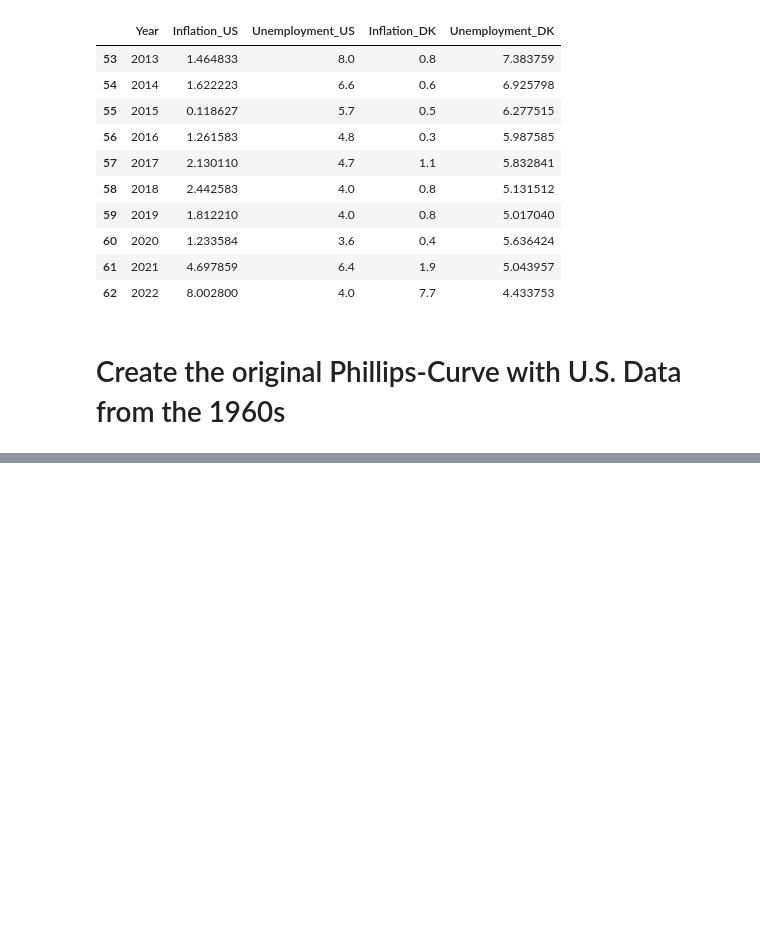
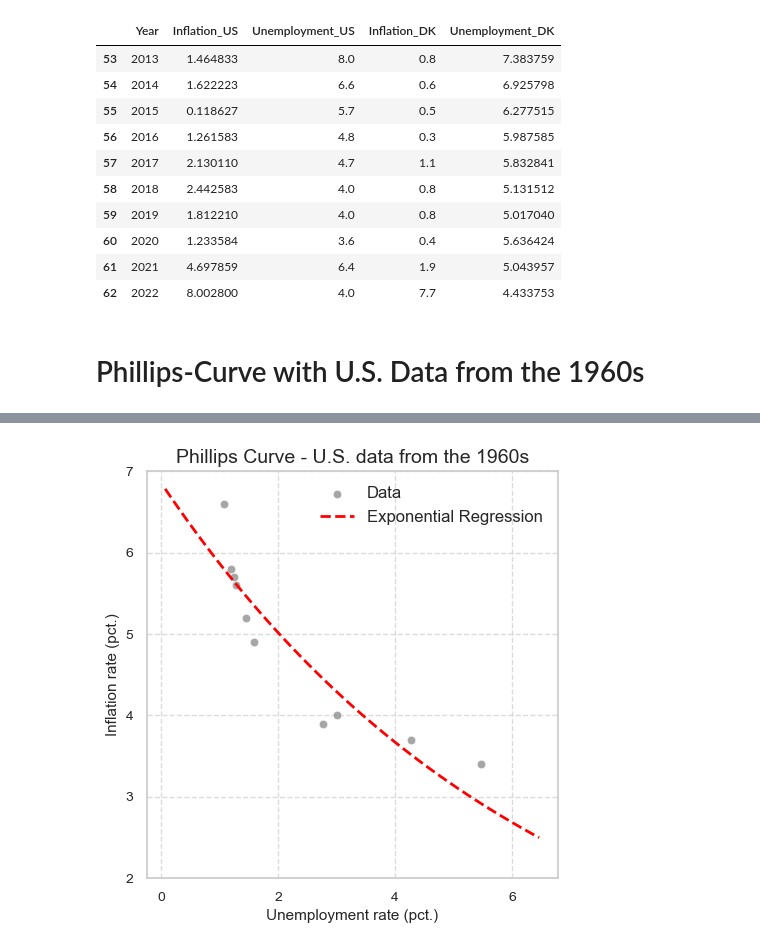
Before and after one commit to sgv491/projects-2024-Bertil-Nikoline-Victor, a Jupyter notebook: dataproject/dataproject.ipynb, the cells around one changed output, grey strips where cells are left out. Cells and saved outputs as stored; diff of their text form; code cells hidden in the pictures; blank space fills up the shorter version.

Commit message:
Added the Phillips curve to the project

```diff
--- a/dataproject/dataproject.ipynb
+++ b/dataproject/dataproject.ipynb
@@ -151,4 +151,18 @@ merged_df.tail(10)
 | 61 | 2021 | 4.697859 | 6.4 | 1.9 | 5.043957 |
 | 62 | 2022 | 8.002800 | 4.0 | 7.7 | 4.433753 |
 # %% [markdown]
-# Create the original Phillips-Curve with U.S. Data from the 1960s
+# Phillips-Curve with U.S. Data from the 1960s
+# %%
+import GraphHelper
+
+# Filter data for years between 1960 and 1970
+merged_df = merged_df[(merged_df['Year'] < 1970)]
+#merged_df.tail(20)
+
+#Plot data
+GraphHelper.plot_philips_curve_static(
+    merged_df,
+    "Inflation_US",
+    "Unemployment_US",
+    "Phillips Curve - U.S. data from the 1960s")
+# %% [output]
@@ -154,0 +170 @@ merged_df.tail(10)
+[figure, added]
```
Also changed, not shown: parts of 6 cells of this notebook, 2 other files.
